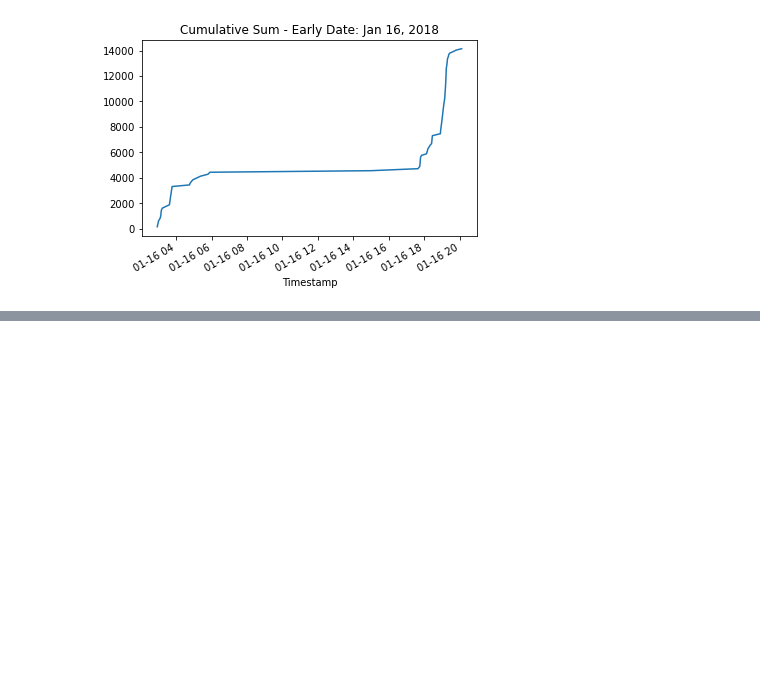
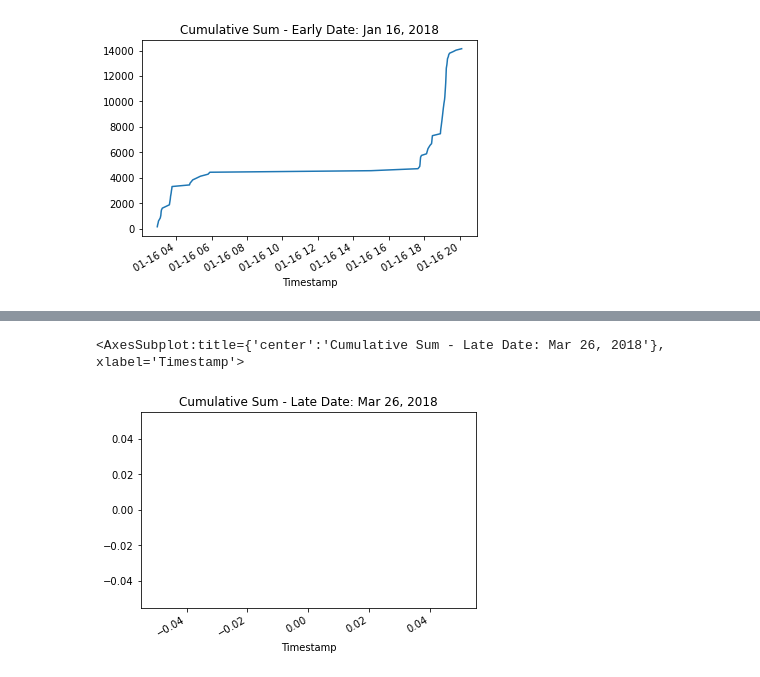
Before and after one commit to vkure/CFB_Mod3_Challenge, a Jupyter notebook: Module3_Challenge_Files/crypto_arbitrage.ipynb, the cells around one changed output, grey strips where cells are left out. Saved outputs shown, nothing was run; the diff lists cells and outputs as text; code cells hidden in the pictures; blank space fills up the shorter version.

```diff
--- a/Module3_Challenge_Files/crypto_arbitrage.ipynb
+++ b/Module3_Challenge_Files/crypto_arbitrage.ipynb
@@ -517,0 +659,5 @@ cumulative_profit_early.plot(title="Cumulative Sum - Early Date: Jan 16, 2018")
+# %%
+cumulative_profit_late.plot(title="Cumulative Sum - Late Date: Mar 26, 2018")
+# %% [output]
+<AxesSubplot:title={'center':'Cumulative Sum - Late Date: Mar 26, 2018'}, xlabel='Timestamp'>
+[figure, added]
```
Also changed, not shown: parts of 19 cells of this notebook, 4 other files.
